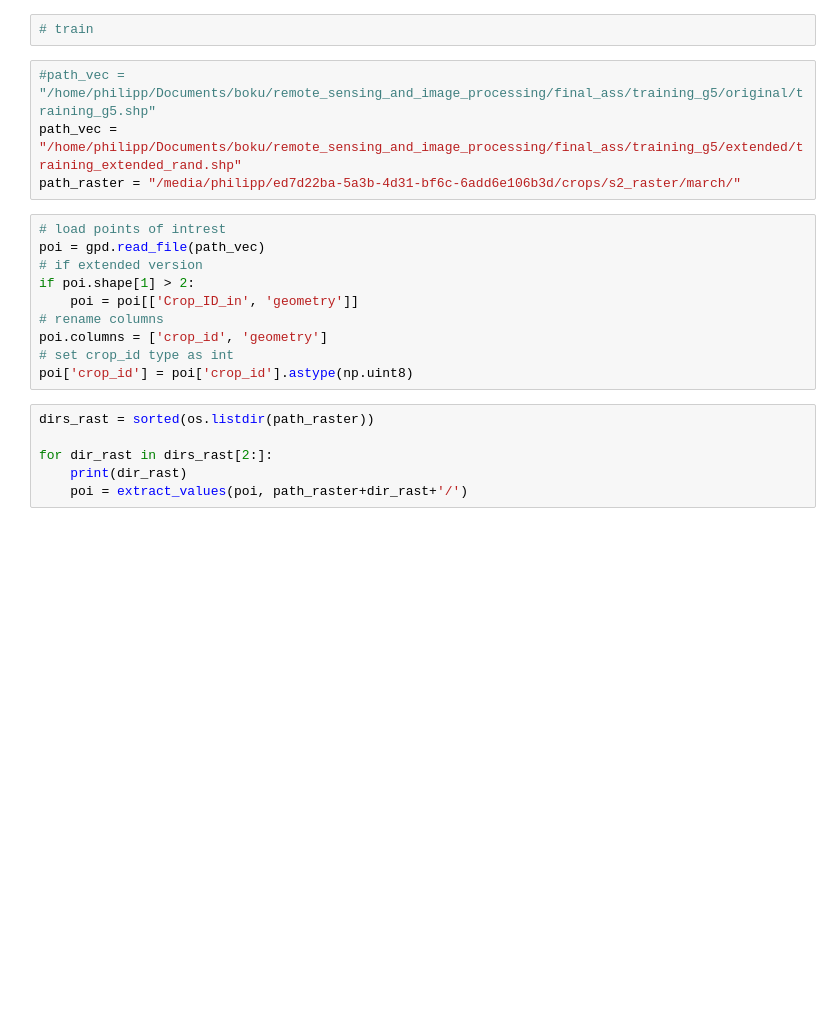
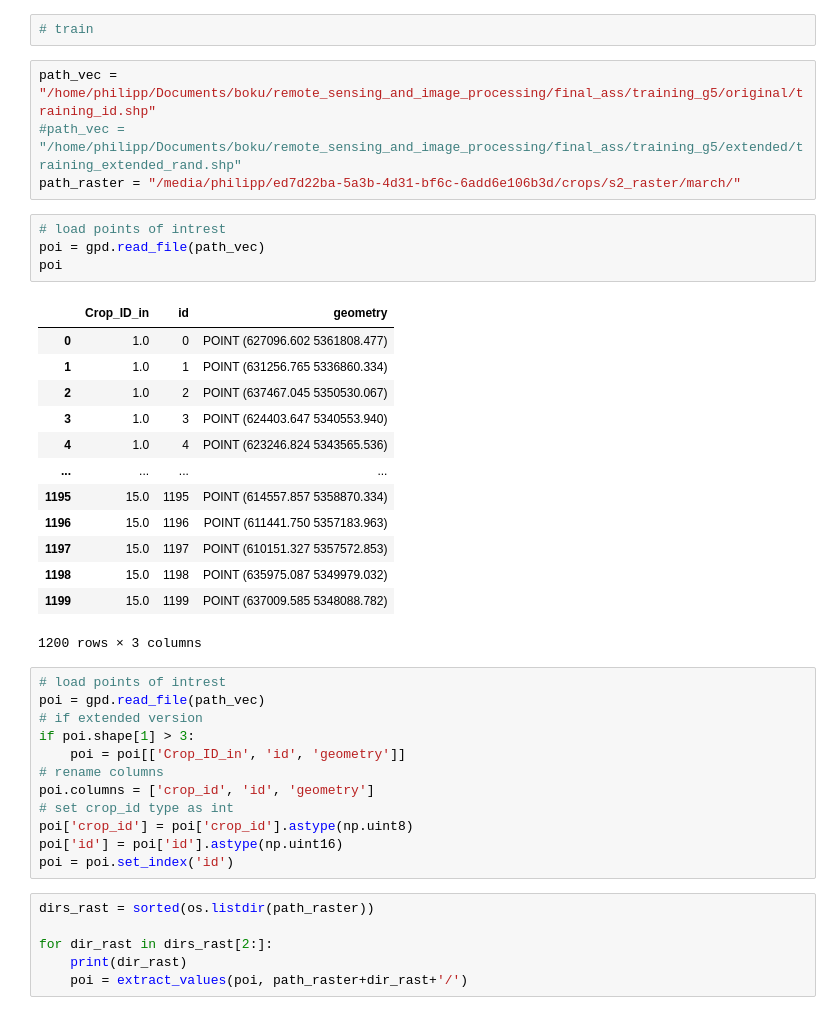
Before and after one commit to satlawa/boku_rs_image_processing, a Jupyter notebook: 2_extract_values_from_points.ipynb, the cells around one changed output. Saved outputs shown, nothing was run; the diff lists cells and outputs as text; blank space fills up the shorter version.

```diff
--- a/2_extract_values_from_points.ipynb
+++ b/2_extract_values_from_points.ipynb
@@ -33,19 +33,39 @@ def extract_values(poi, dir_rast):
 # %%
 # train
 # %%
-#path_vec = "/home/philipp/Documents/boku/remote_sensing_and_image_processing/final_ass/training_g5/original/training_g5.shp"
-path_vec = "/home/philipp/Documents/boku/remote_sensing_and_image_processing/final_ass/training_g5/extended/training_extended_rand.shp"
+path_vec = "/home/philipp/Documents/boku/remote_sensing_and_image_processing/final_ass/training_g5/original/training_id.shp"
+#path_vec = "/home/philipp/Documents/boku/remote_sensing_and_image_processing/final_ass/training_g5/extended/training_extended_rand.shp"
 path_raster = "/media/philipp/ed7d22ba-5a3b-4d31-bf6c-6add6e106b3d/crops/s2_raster/march/"
+# %%
+# load points of intrest
+poi = gpd.read_file(path_vec)
+poi
+# %% [output]
+|  | Crop_ID_in | id | geometry |
+| 0 | 1.0 | 0 | POINT (627096.602 5361808.477) |
+| 1 | 1.0 | 1 | POINT (631256.765 5336860.334) |
+| 2 | 1.0 | 2 | POINT (637467.045 5350530.067) |
+| 3 | 1.0 | 3 | POINT (624403.647 5340553.940) |
+| 4 | 1.0 | 4 | POINT (623246.824 5343565.536) |
+| ... | ... | ... | ... |
+| 1195 | 15.0 | 1195 | POINT (614557.857 5358870.334) |
+| 1196 | 15.0 | 1196 | POINT (611441.750 5357183.963) |
+| 1197 | 15.0 | 1197 | POINT (610151.327 5357572.853) |
+| 1198 | 15.0 | 1198 | POINT (635975.087 5349979.032) |
+| 1199 | 15.0 | 1199 | POINT (637009.585 5348088.782) |
+1200 rows × 3 columns
 # %%
 # load points of intrest
 poi = gpd.read_file(path_vec)
 # if extended version
-if poi.shape[1] > 2:
-    poi = poi[['Crop_ID_in', 'geometry']]
+if poi.shape[1] > 3:
+    poi = poi[['Crop_ID_in', 'id', 'geometry']]
 # rename columns
-poi.columns = ['crop_id', 'geometry']
+poi.columns = ['crop_id', 'id', 'geometry']
 # set crop_id type as int
 poi['crop_id'] = poi['crop_id'].astype(np.uint8)
+poi['id'] = poi['id'].astype(np.uint16)
+poi = poi.set_index('id')
 # %%
 dirs_rast = sorted(os.listdir(path_raster))
 
```
Also changed, not shown: parts of 7 cells of this notebook, 2 other files.
